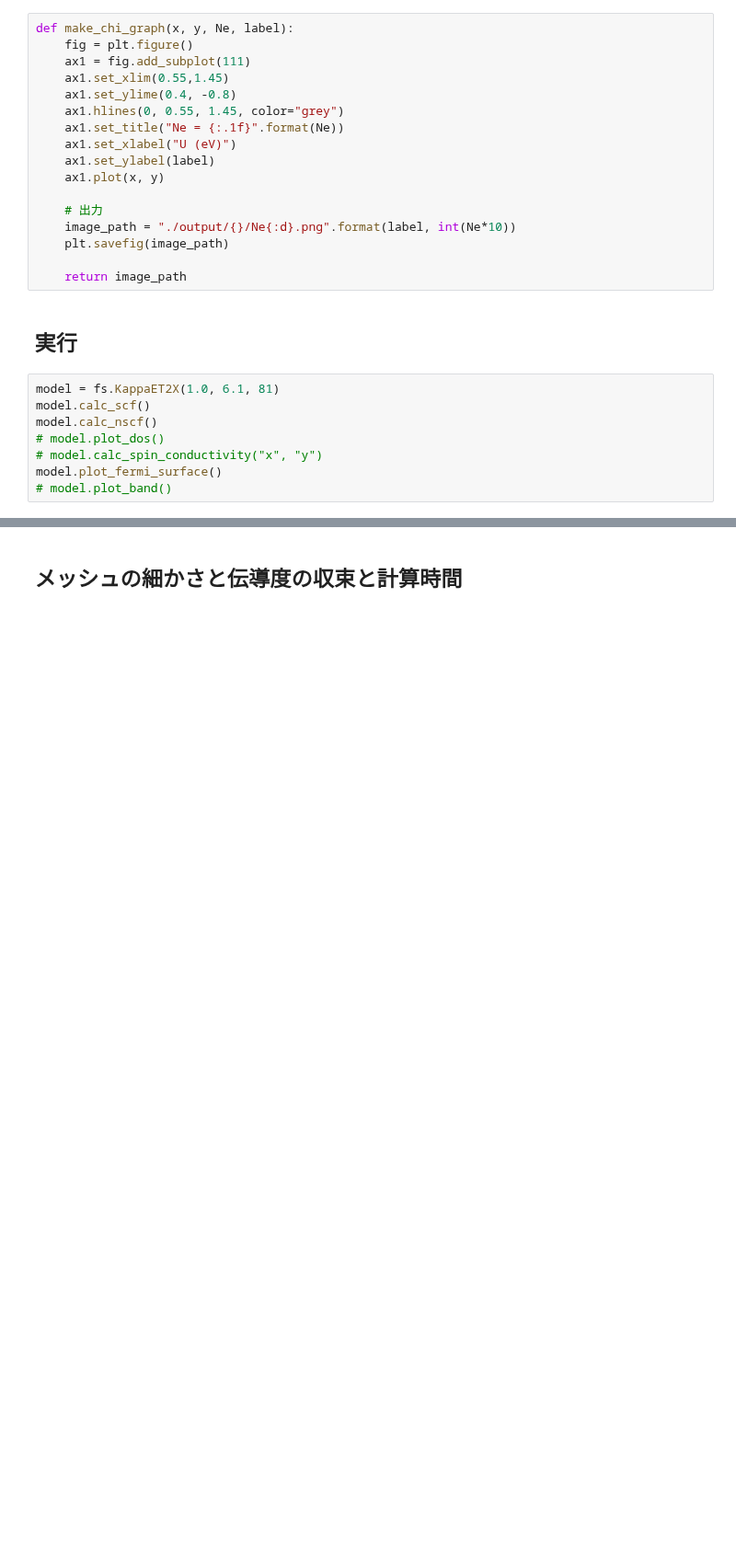
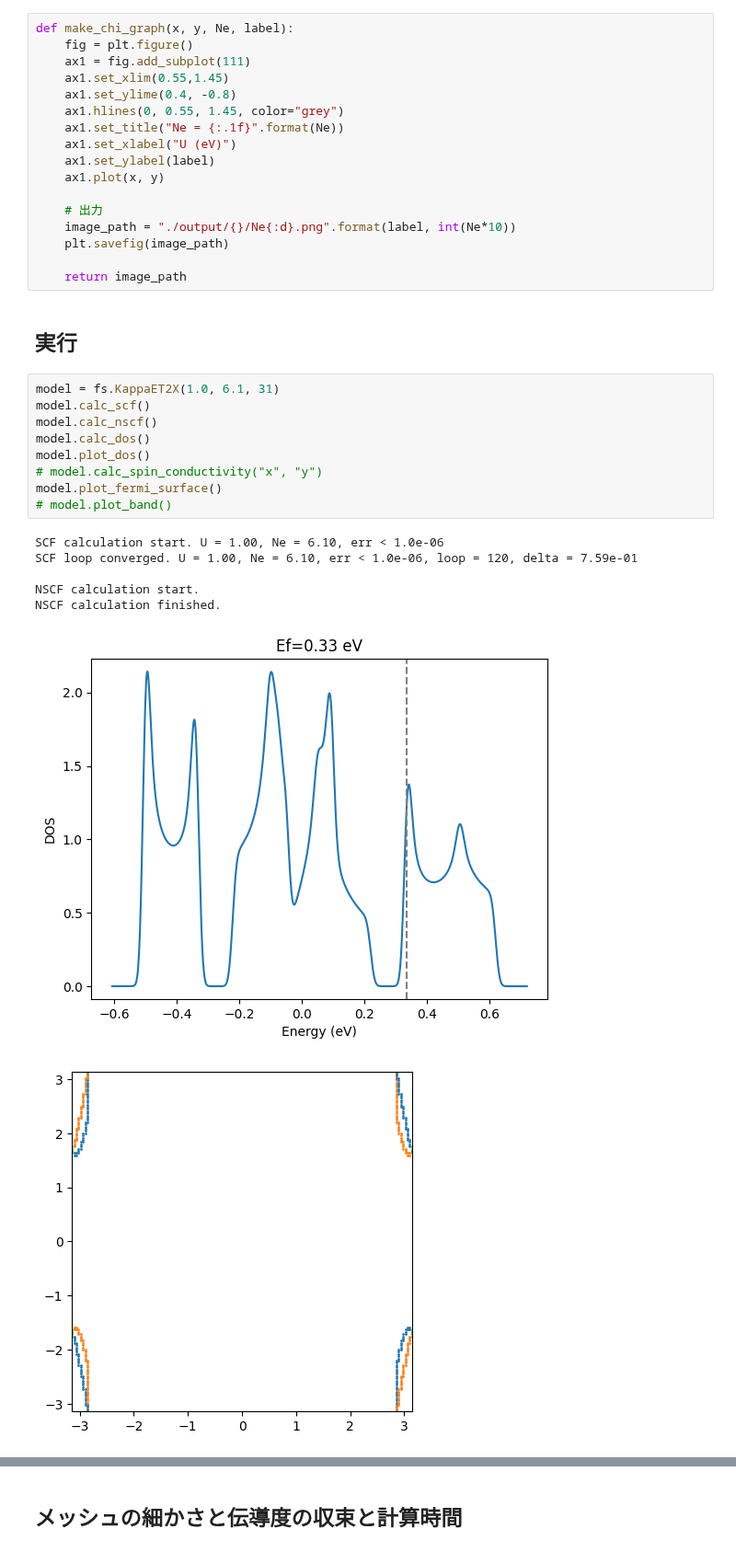
Before and after one commit to xiang-gong3944/----, a Jupyter notebook: 2024_09_25_AlterMagnet1/kappaET2_band_py.ipynb, the cells around one changed output, grey strips where cells are left out. Shown at 92% size. Drawn from its saved outputs; the diff is of its cells as text; blank space fills up the shorter version.

```diff
--- a/2024_09_25_AlterMagnet1/kappaET2_band_py.ipynb
+++ b/2024_09_25_AlterMagnet1/kappaET2_band_py.ipynb
@@ -496,10 +493,19 @@ def make_chi_graph(x, y, Ne, label):
 # %% [markdown]
 ## 実行
 # %%
-model = fs.KappaET2X(1.0, 6.1, 81)
+model = fs.KappaET2X(1.0, 6.1, 31)
 model.calc_scf()
 model.calc_nscf()
-# model.plot_dos()
+model.calc_dos()
+model.plot_dos()
 # model.calc_spin_conductivity("x", "y")
 model.plot_fermi_surface()
 # model.plot_band()
+# %% [output]
+SCF calculation start. U = 1.00, Ne = 6.10, err < 1.0e-06
+SCF loop converged. U = 1.00, Ne = 6.10, err < 1.0e-06, loop = 120, delta = 7.59e-01
+
+NSCF calculation start.
+NSCF calculation finished.
+[figure, added]
+[figure, added]
```
Also changed, not shown: parts of 3 cells of this notebook, 14 other files.
